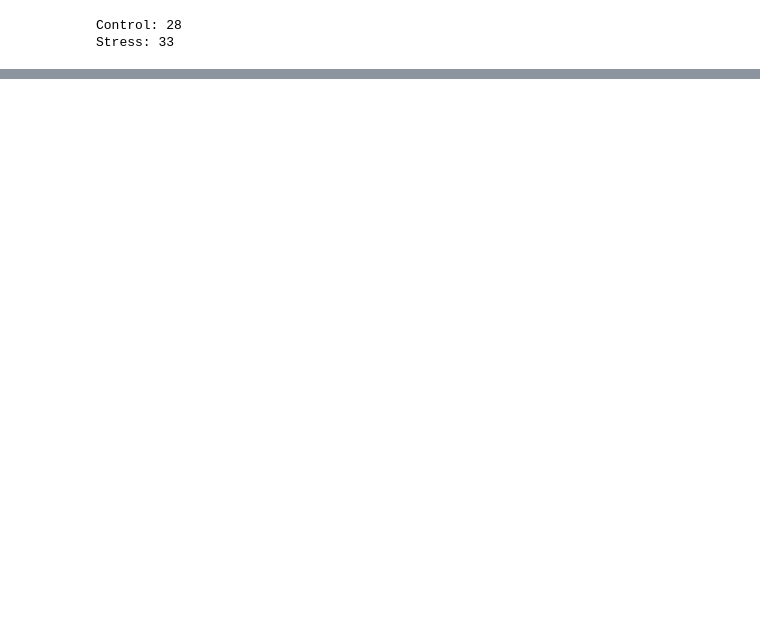
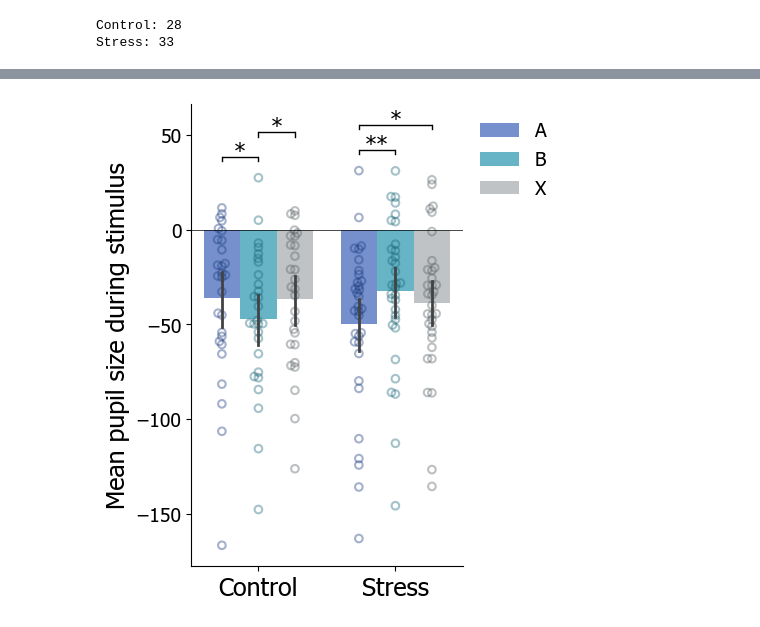
Before and after one commit to zhouire/stress-learn-hipp, a Jupyter notebook: pupil.ipynb, the cells around one changed output, grey strips where cells are left out. Drawn from its saved outputs; the diff is of its cells as text; code cells hidden in the pictures; blank space fills up the shorter version.

Commit message:
figure 2 added

```diff
--- a/pupil.ipynb
+++ b/pupil.ipynb
@@ -22,8 +22,6 @@ from rpy2.robjects import Formula
 
 from utils import *
 # %%
-eyetracking_dir = './data/pupil/'
-
 def get_pupil_subs():
     eyetracking_subs = []
     for s in os.listdir(eyetracking_dir):
@@ -51,7 +49,7 @@ def get_pupil_subs():
 
 # gets a dataframe containing whether each trial (0-indexed) in a specific run was encoded (subject response provided)
 def get_encoded_df(subid, run):
-    behav_file = f'labels/catStats_sub{subid}.csv'
+    behav_file = f'./data/behavior/catStats_sub{subid}.csv'
     behav_data = pd.read_csv(behav_file, sep='\t')
     behav_data_run = behav_data[behav_data.block == run].reset_index(drop=True)[["blocktrial", "block", "encoded"]]
     behav_data_run = behav_data_run.rename(columns={"blocktrial": "trial"})
@@ -122,0 +223,88 @@ Stress: 33
+# %%
+np.random.seed(0)
+
+palette = ABX_colors
+dark_palette = [adjust_lightness(p) for p in palette]
+
+timebin_range = [0, 100]
+conds = ["A", "B", "X"]
+groups = ["Control", "Stress"]
+
+df_prebase_trim = df_prebase.loc[(df_prebase["Timebin"] >= timebin_range[0]) & (df_prebase["Timebin"] < timebin_range[1])]
+df_prebase_avg = df_prebase_trim.groupby(["cond", "group", "subid"]).mean().reset_index().drop(columns=["Timebin", "ps.adj", "pre.ps.adj"])
+df_prebase_avg["group"] = df_prebase_avg["group"].apply(lambda x: {0: "Control", 1: "Stress"}[x])
+
+df_prebase_avg = df_prebase_avg[np.isin(df_prebase_avg["cond"], conds)]
+
+fig, ax = plt.subplots(1, 1, figsize=(3.5, 6))
+sns.barplot(data=df_prebase_avg, x="group", y="ps.adj.prebase", hue="cond", palette=palette, err_kws={'linewidth': 2})
+sns.swarmplot(data=df_prebase_avg, x="group", y="ps.adj.prebase", hue="cond", dodge=True, s=9/len(conds), alpha=0, legend=False)
+
+for groupi in range(len(groups)):
+    for condi in range(len(conds)):
+        i = groupi*len(conds) + condi
+        x_data, y_data = ax.collections[i].get_offsets().T
+
+        ax.scatter(x_data, y_data, color="None", s=30, alpha=0.4, edgecolor=dark_palette[condi], linewidth=1.5)
+
+
+# add significance stars
+barxs, barys = get_star_x_y(ax, df_prebase_avg, xcol="group", huecol="cond", valcol="ps.adj.prebase", xorder=groups, hueorder=conds)
+yshift = np.diff(ax.get_ylim())[0]*0.05
+
+# within-group comparisons
+compare_df = df_prebase_avg.pivot(index=["subid", "group"], columns="cond", values="ps.adj.prebase").reset_index().dropna()
+
+for i in range(len(groups)):
+    max_stary = 0
+    curx = groups[i]
+
+    # get data for this x
+    x_df = compare_df.loc[(compare_df["group"] == curx)]
+
+
+    barpairs = list(combinations(np.arange(len(conds)), 2))
+    pairord = np.argsort([np.diff(p)[0] for p in barpairs])
+    barpairs_sorted = np.array(barpairs)[pairord]
+
+    for pairidx in barpairs_sorted:
+        condpair = np.array(conds)[pairidx]
+        val1 = np.array(x_df[condpair[0]])
+        val2 = np.array(x_df[condpair[1]])
+
+        CI, pval = simple_bootstrap(val1 - val2, iterations=99999, onetail_hyp="any")
+        pval=2*pval
+
+        print(curx, " vs ".join(condpair), CI, pval)
+        star = pval2star(pval)
+
+        linex = barxs[i][pairidx]
+        starx = np.mean(linex)
+        stary = np.max(barys[i][pairidx]) + yshift
+
+        if star != '':
+            if star == '~':
+                continue
+
+            if stary <= max_stary + yshift*1.2:
+                stary = max_stary + yshift*1.2
+
+            ax.hlines(y=stary, xmin=linex[0], xmax=linex[1], color='k', linewidth=1)
+            ax.vlines(x=linex[0], ymin=stary-yshift*0.2, ymax=stary, color='k', capstyle='projecting', linewidth=1)
+            ax.vlines(x=linex[1], ymin=stary-yshift*0.2, ymax=stary, color='k', capstyle='projecting', linewidth=1)
+
+            ax.text(s=star, x=starx, y=stary, fontsize=16, horizontalalignment="center")
+
+            if stary > max_stary:
+                max_stary = stary
+
+
+auto_ylim = ax.get_ylim()
+ax.axhline(0, color='k', linewidth=0.5)
+ax.set_ylabel("Mean pupil size during stimulus", fontsize=18)
+plt.xticks(fontsize=18)
+plt.yticks(fontsize=14)
+ax.set_xlabel("")
+ax.legend(loc='upper left', bbox_to_anchor=(1, 1), fontsize=14, frameon=False)
+sns.despine()
+# %% [output]
@@ -122,0 +317 @@ Stress: 33
+[figure, added]
```
Also changed, not shown: parts of 6 cells of this notebook, 13 other files.
